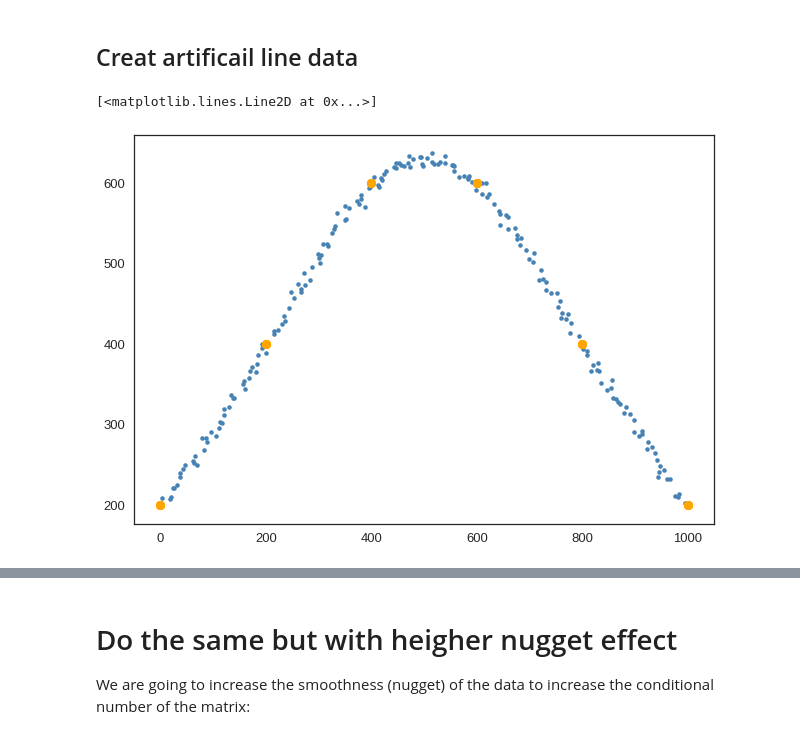
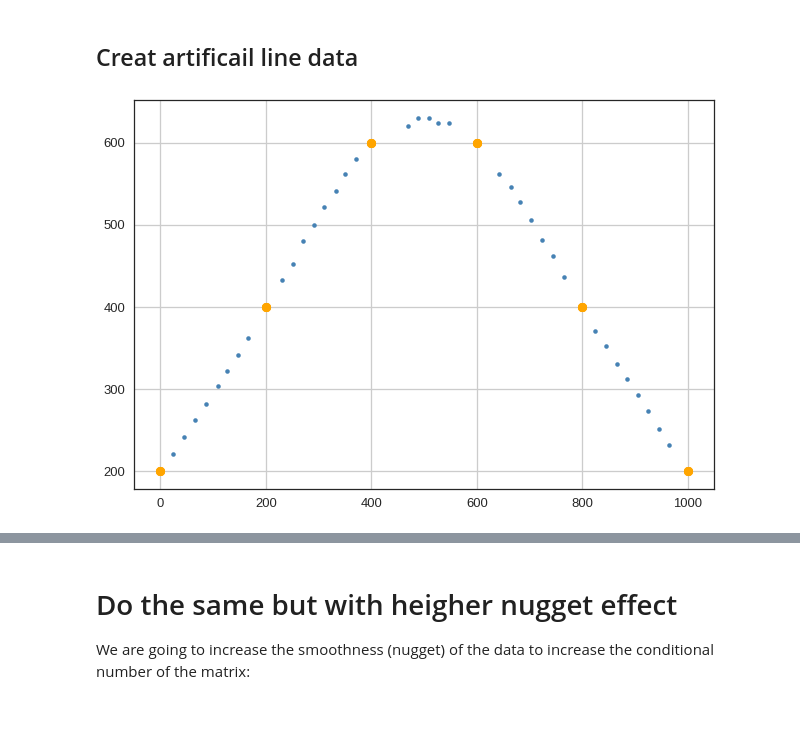
Before and after one commit to TrellixVulnTeam/gempy-notebooks_Q97W, a Jupyter notebook: server-gempy/smooth_line.ipynb, the cells around one changed output, grey strips where cells are left out. Cells and saved outputs as stored; diff of their text form; code cells hidden in the pictures.

```diff
--- a/server-gempy/smooth_line.ipynb
+++ b/server-gempy/smooth_line.ipynb
@@ -177,28 +179,58 @@ HOTFIX in update_series()
 # %%
 # get interpolated surface and add noise
 x = tops_dict['0-1']['xvals']
-noise = np.random.normal(0,5,len(x))
+noise = np.random.normal(0,1,len(x))
 xx = x + noise
 y = tops_dict['0-1']['yvasl']
-noise = np.random.normal(0,5,len(y))
-yy = np.array(y) + noise
+noise = np.random.normal(0,1,len(y))
+yy = y + noise
+yy = np.array(y)
 z = tops_dict['0-1']['zvals']
-noise = np.random.normal(0,5,len(z))
+noise = np.random.normal(0,1,len(z))
 zz = z + noise
 
 # remove points that are out of bound
 xx[xx < 0], xx[xx > 1000] = 0, 1000
 yy[yy < 0], yy[yy > 1000] = 0, 1000
-yy[yy < 0], yy[yy > 1000] = 0, 1000
+zz[zz < 0], zz[zz > 1000] = 0, 1000
+# %%
+# now we remove points that are close to measurements
+# rember y is not important for now so we can focus on x
+# however we need to filter the x values with the right y vals
+bok = np.ones(xx.shape)
+sps = surface_points_original_df_1
+t = 20
+
+for index, row in sps.iterrows():
+
+    # loop over point of measurements and mark points that are close
+    x = row['X']
+    # y = row['Y']  # as here all points have the same y value in the section
+    z = row['Z']
+
+    xlow, xheigh = (x - t), x + t
+    bx = np.where((xx > xlow) & (xx < xheigh))
+    bok[bx] = 0
+
+    # ylow, yheigh = (y - t), y + t
+    # bx = np.where((yy > ylow) & (yy < yheigh))
+    # bok[bx] = 0
+
+    zlow, zheigh = (z - t), z + t
+    bx = np.where((zz > zlow) & (zz < zheigh))
+    bok[bx] = 0
+
+# make a boolen out of it
+Bok = bok == 1
 # %%
 # plot
-plt.plot(xx,zz, '.', color='steelblue')
+plt.plot(xx[Bok][::4],zz[Bok][::4], '.', color='steelblue')
 plt.plot(
     geo_model.surface_points.df[geo_model.surface_points.df.surface == 'rock1']['X'],
     geo_model.surface_points.df[geo_model.surface_points.df.surface == 'rock1']['Z'],
     'o',
     color='orange'
 )
+plt.grid()
 # %% [output]
-[<matplotlib.lines.Line2D at 0x...>]
-[figure, old version]
+[figure, new version]
```
Also changed, not shown: parts of 11 cells of this notebook.
